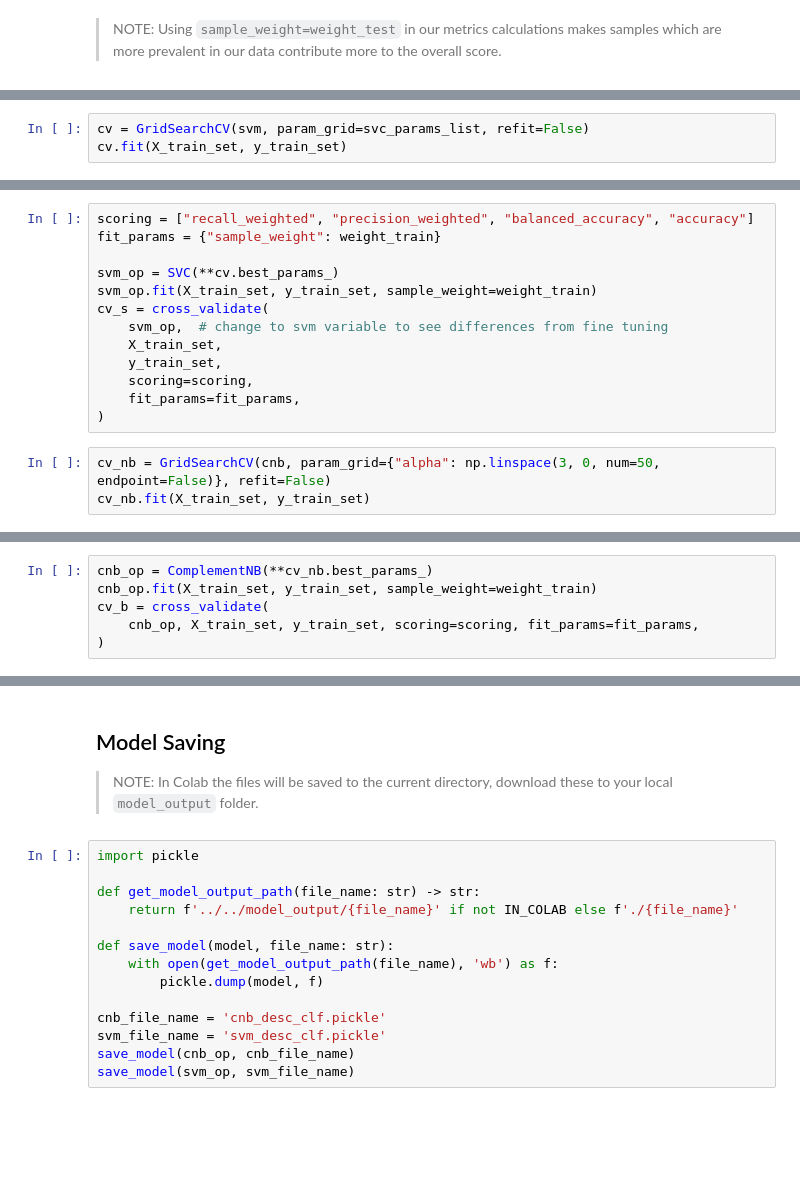
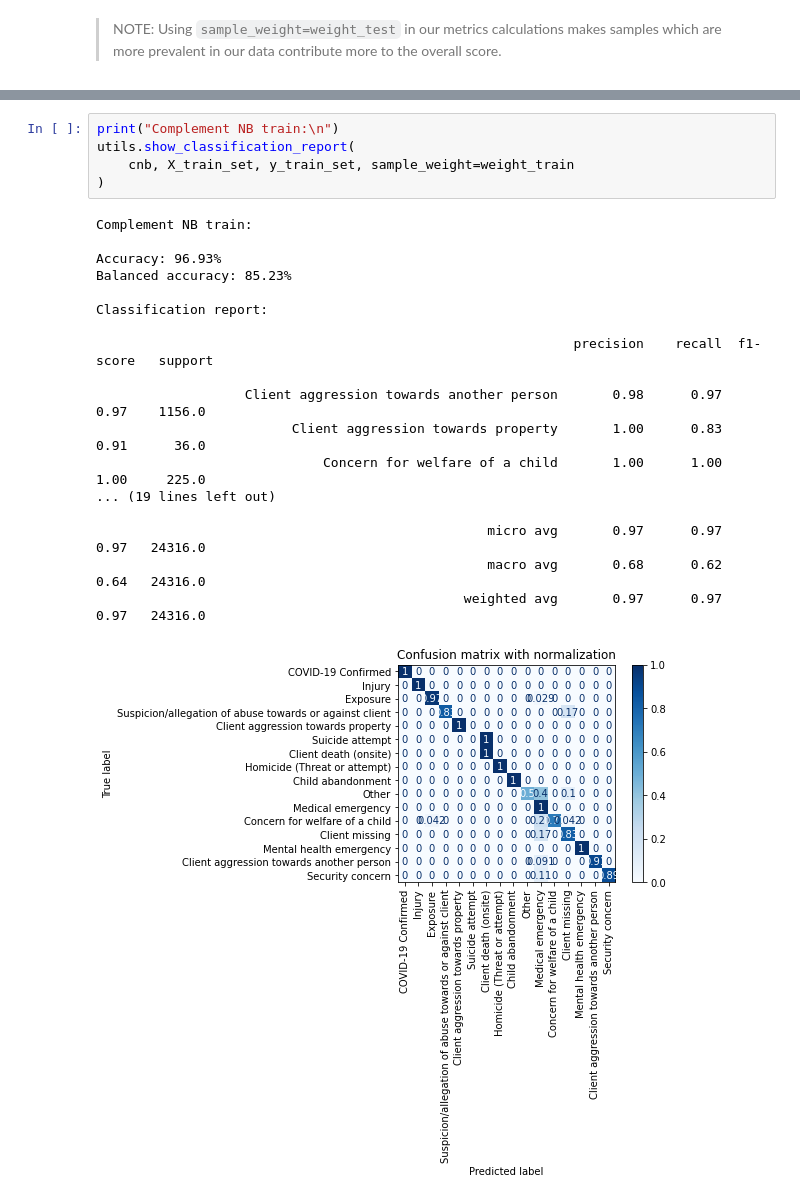
Before and after one commit to Code-the-Change-YYC/YW-NLP-Report-Classifier, a Jupyter notebook: training/description_classification/report_description_classification.ipynb, the cells around one changed output, grey strips where cells are left out. Cells and saved outputs as stored; diff of their text form; blank space fills up the shorter version.

```diff
--- a/training/description_classification/report_description_classification.ipynb
+++ b/training/description_classification/report_description_classification.ipynb
@@ -356,3 +333,0 @@ svc_params_list = {
-# %%
-cv = GridSearchCV(svm, param_grid=svc_params_list, refit=False)
-cv.fit(X_train_set, y_train_set)
@@ -374,16 +333,0 @@ cv.best_params_
-# %%
-scoring = ["recall_weighted", "precision_weighted", "balanced_accuracy", "accuracy"]
-fit_params = {"sample_weight": weight_train}
-
-svm_op = SVC(**cv.best_params_)
-svm_op.fit(X_train_set, y_train_set, sample_weight=weight_train)
-cv_s = cross_validate(
-    svm_op,  # change to svm variable to see differences from fine tuning
-    X_train_set,
-    y_train_set,
-    scoring=scoring,
-    fit_params=fit_params,
-)
-# %%
-cv_nb = GridSearchCV(cnb, param_grid={"alpha": np.linspace(3, 0, num=50, endpoint=False)}, refit=False)
-cv_nb.fit(X_train_set, y_train_set)
@@ -402,6 +333,0 @@ cv_nb.best_params_
-# %%
-cnb_op = ComplementNB(**cv_nb.best_params_)
-cnb_op.fit(X_train_set, y_train_set, sample_weight=weight_train)
-cv_b = cross_validate(
-    cnb_op, X_train_set, y_train_set, scoring=scoring, fit_params=fit_params,
-)
@@ -452,18 +334,24 @@ SVM-C   0.0060
-# %% [markdown]
-## Model Saving
-
-> NOTE: In Colab the files will be saved to the current directory, download these to your local `model_output` folder.
-# %%
-import pickle
-
-def get_model_output_path(file_name: str) -> str:
-    return f'../../model_output/{file_name}' if not IN_COLAB else f'./{file_name}'
-
-def save_model(model, file_name: str):
-    with open(get_model_output_path(file_name), 'wb') as f:
-        pickle.dump(model, f)
-
-cnb_file_name = 'cnb_desc_clf.pickle'
-svm_file_name = 'svm_desc_clf.pickle'
-save_model(cnb_op, cnb_file_name)
-save_model(svm_op, svm_file_name)
+# %%
+print("Complement NB train:\n")
+utils.show_classification_report(
+    cnb, X_train_set, y_train_set, sample_weight=weight_train
+)
+# %% [output]
+Complement NB train:
+
+Accuracy: 96.93%
+Balanced accuracy: 85.23%
+
+Classification report:
+
+                                                             precision    recall  f1-score   support
+
+                   Client aggression towards another person       0.98      0.97      0.97    1156.0
+                         Client aggression towards property       1.00      0.83      0.91      36.0
+                             Concern for welfare of a child       1.00      1.00      1.00     225.0
+... (19 lines left out)
+
+                                                  micro avg       0.97      0.97      0.97   24316.0
+                                                  macro avg       0.68      0.62      0.64   24316.0
+                                               weighted avg       0.97      0.97      0.97   24316.0
+[figure, added]
```
Also changed, not shown: parts of 57 cells of this notebook, 19 other files.
